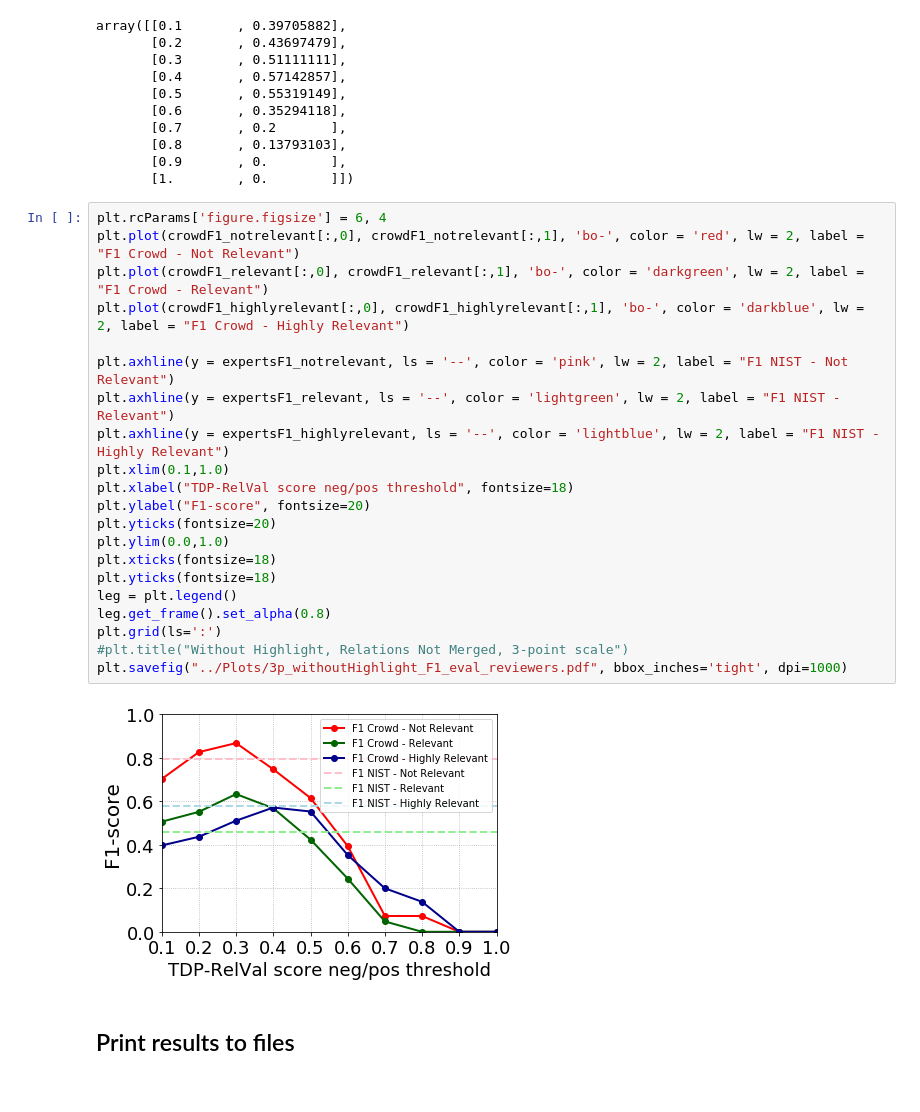
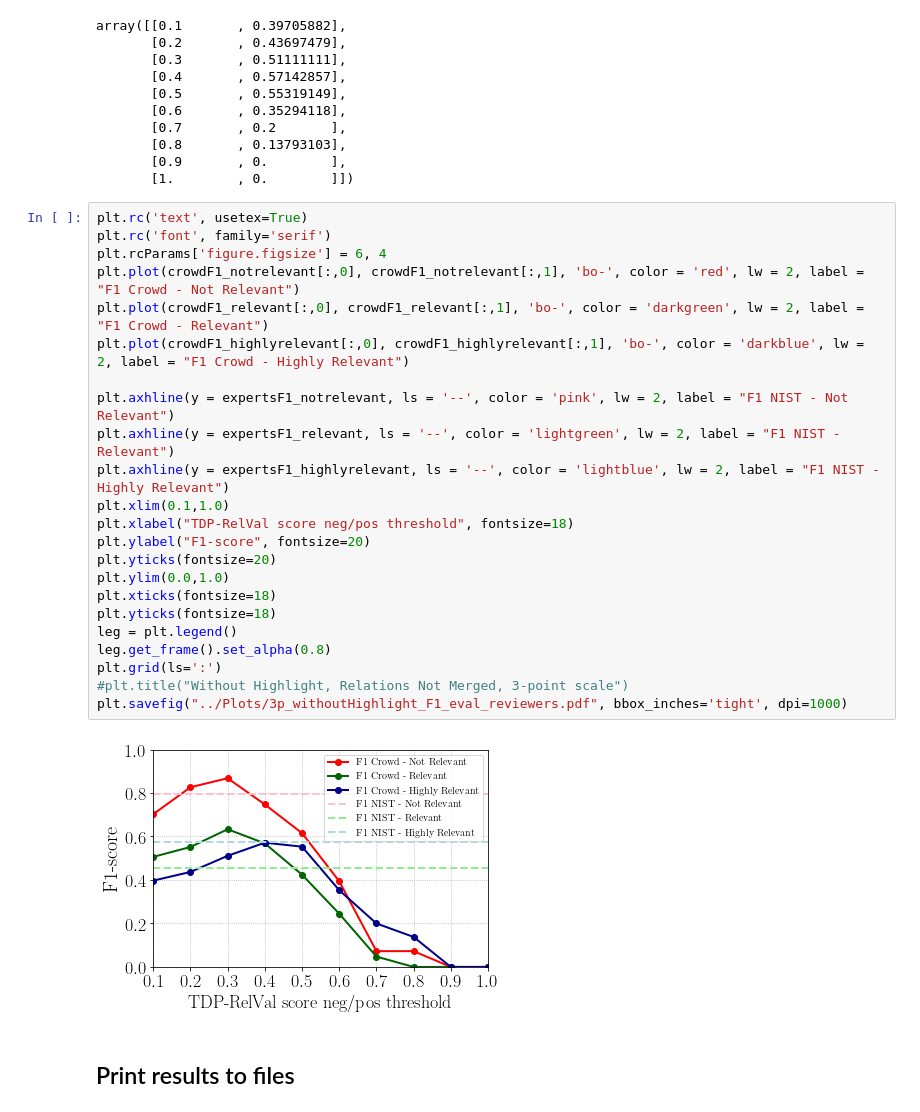
Before and after one commit to CrowdTruth/NYT-Crowdsourcing-Topical-Relevance, a Jupyter notebook: notebooks/Pilot 3P-Doc-NoHigh.ipynb, the cells around one changed output. Drawn from its saved outputs; the diff is of its cells as text.

```diff
--- a/notebooks/Pilot 3P-Doc-NoHigh.ipynb
+++ b/notebooks/Pilot 3P-Doc-NoHigh.ipynb
@@ -250,28 +250,30 @@ array([[0.1       , 0.39705882],
        [0.9       , 0.        ],
        [1.        , 0.        ]])
 # %%
+plt.rc('text', usetex=True)
+plt.rc('font', family='serif')
 plt.rcParams['figure.figsize'] = 6, 4
 plt.plot(crowdF1_notrelevant[:,0], crowdF1_notrelevant[:,1], 'bo-', color = 'red', lw = 2, label = "F1 Crowd - Not Relevant")
 plt.plot(crowdF1_relevant[:,0], crowdF1_relevant[:,1], 'bo-', color = 'darkgreen', lw = 2, label = "F1 Crowd - Relevant")
 plt.plot(crowdF1_highlyrelevant[:,0], crowdF1_highlyrelevant[:,1], 'bo-', color = 'darkblue', lw = 2, label = "F1 Crowd - Highly Relevant")
 
 plt.axhline(y = expertsF1_notrelevant, ls = '--', color = 'pink', lw = 2, label = "F1 NIST - Not Relevant")
 plt.axhline(y = expertsF1_relevant, ls = '--', color = 'lightgreen', lw = 2, label = "F1 NIST - Relevant")
 plt.axhline(y = expertsF1_highlyrelevant, ls = '--', color = 'lightblue', lw = 2, label = "F1 NIST - Highly Relevant")
 plt.xlim(0.1,1.0)
 plt.xlabel("TDP-RelVal score neg/pos threshold", fontsize=18)
 plt.ylabel("F1-score", fontsize=20)
 plt.yticks(fontsize=20)
 plt.ylim(0.0,1.0)
 plt.xticks(fontsize=18)
 plt.yticks(fontsize=18)
 leg = plt.legend()
 leg.get_frame().set_alpha(0.8)
 plt.grid(ls=':')
 #plt.title("Without Highlight, Relations Not Merged, 3-point scale")
 plt.savefig("../Plots/3p_withoutHighlight_F1_eval_reviewers.pdf", bbox_inches='tight', dpi=1000)
 # %% [output]
-[figure, old version]
+[figure, new version]
 # %% [markdown]
 ## Print results to files
 # %%
```
Also changed, not shown: parts of 1 cell of this notebook, 45 other files.
